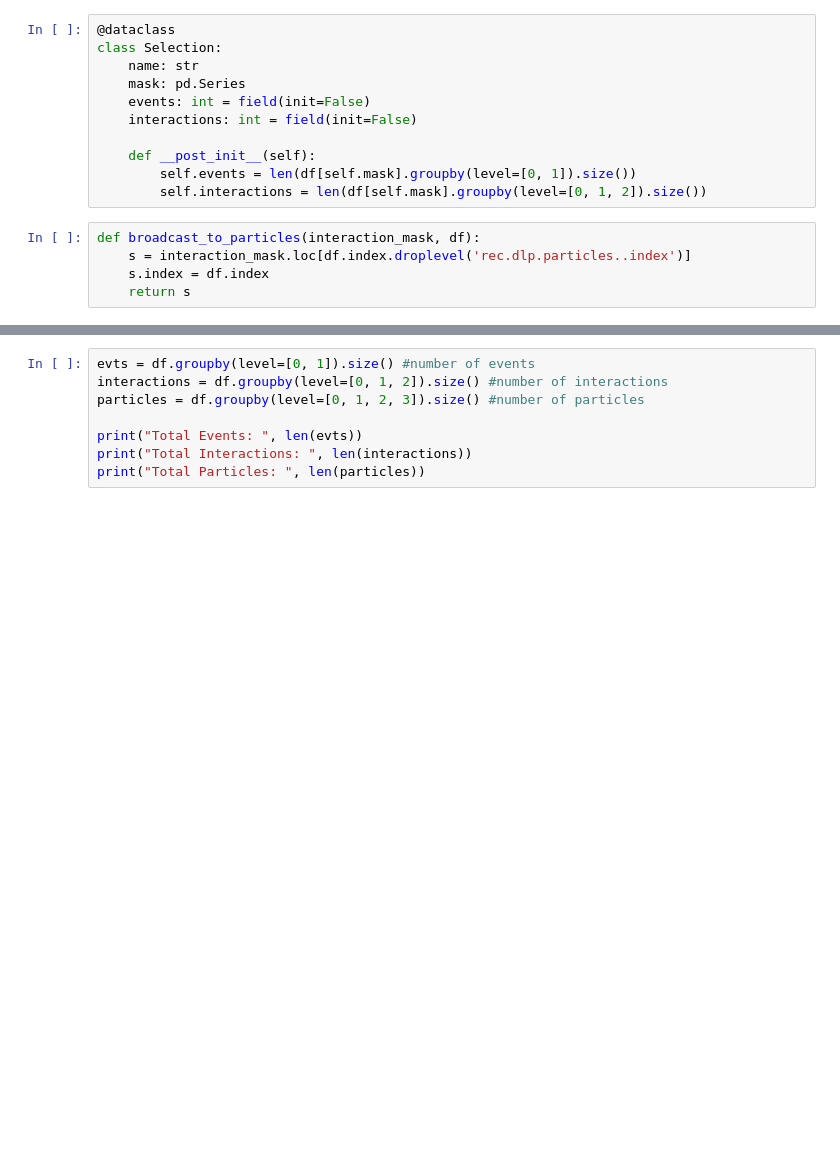
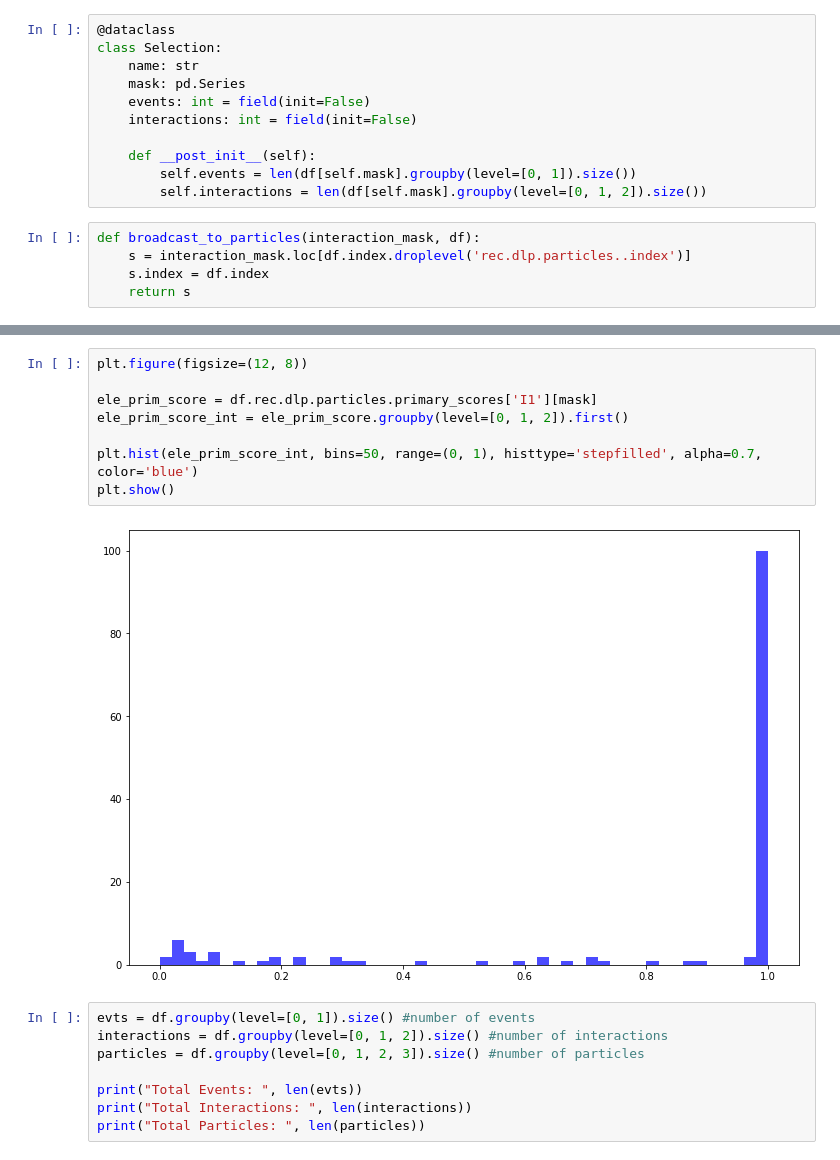
Before and after one commit to carriganm95/cafpyana, a Jupyter notebook: analysis_village/nueNp0Pi/notebooks/test.ipynb, the cells around one changed output, grey strips where cells are left out. Drawn from its saved outputs; the diff is of its cells as text; blank space fills up the shorter version.

```diff
--- a/analysis_village/nueNp0Pi/notebooks/test.ipynb
+++ b/analysis_village/nueNp0Pi/notebooks/test.ipynb
@@ -152,3 +471,13 @@ No Photons                          16869     185907               100.0% (19/19
+# %%
+plt.figure(figsize=(12, 8))
+
+ele_prim_score = df.rec.dlp.particles.primary_scores['I1'][mask]
+ele_prim_score_int = ele_prim_score.groupby(level=[0, 1, 2]).first()
+
+plt.hist(ele_prim_score_int, bins=50, range=(0, 1), histtype='stepfilled', alpha=0.7, color='blue')
+plt.show()
+# %% [output]
+[figure, added]
 # %%
 evts = df.groupby(level=[0, 1]).size() #number of events
 interactions = df.groupby(level=[0, 1, 2]).size() #number of interactions
```
Also changed, not shown: parts of 18 cells of this notebook, 23 other files.
